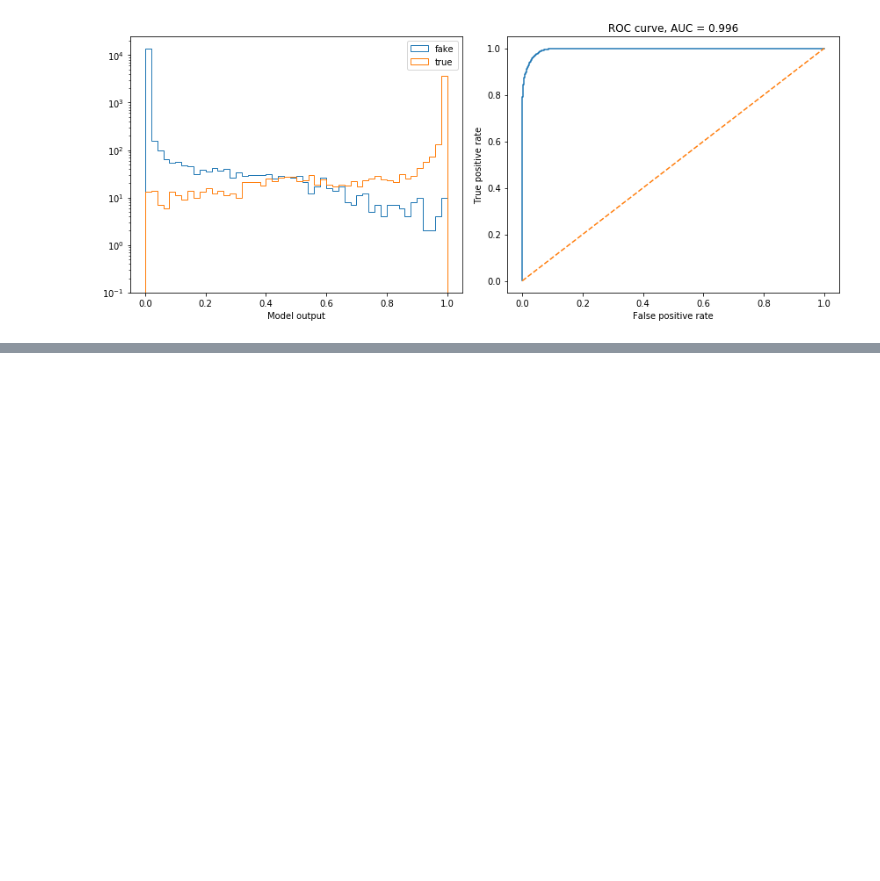
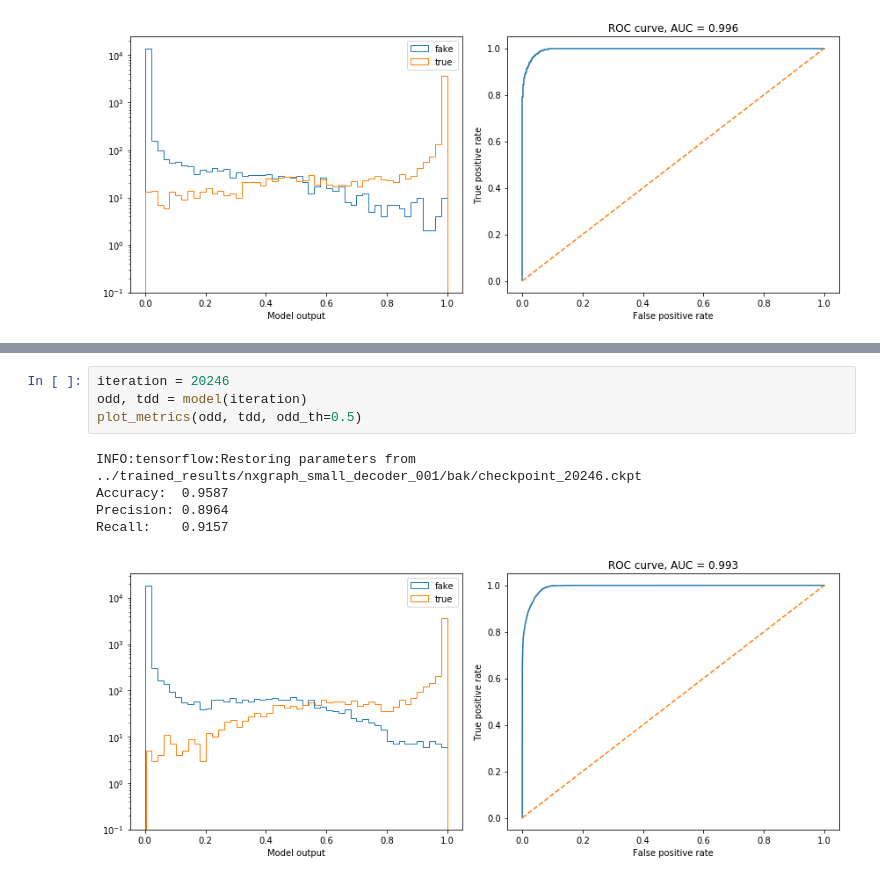
Before and after one commit to xju2/heptrkx-gnn-tracking, a Jupyter notebook: notebooks/LoadTFModel-default.ipynb, the cells around one changed output, grey strips where cells are left out. Drawn from its saved outputs; the diff is of its cells as text; blank space fills up the shorter version.

```diff
--- a/notebooks/LoadTFModel-default.ipynb
+++ b/notebooks/LoadTFModel-default.ipynb
@@ -37,0 +38,10 @@ Recall:    0.9354
+# %%
+iteration = 20246
+odd, tdd = model(iteration)
+plot_metrics(odd, tdd, odd_th=0.5)
+# %% [output]
+INFO:tensorflow:Restoring parameters from ../trained_results/nxgraph_small_decoder_001/bak/checkpoint_20246.ckpt
+Accuracy:  0.9587
+Precision: 0.8964
+Recall:    0.9157
+[figure, added]
```
Also changed, not shown: parts of 1 cell of this notebook, 3 other files.
